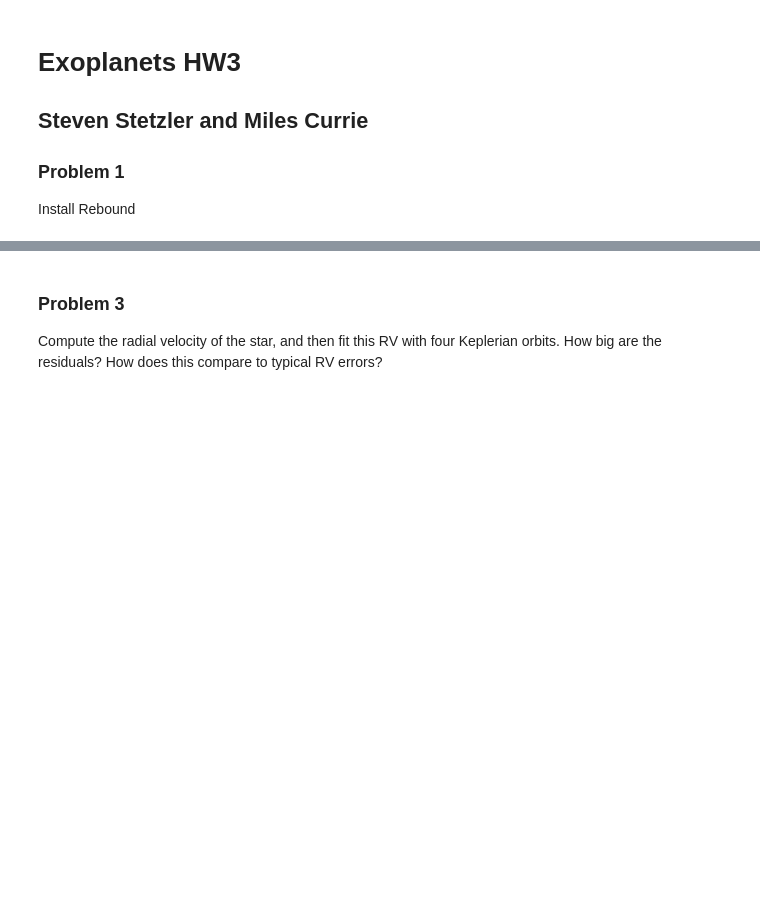
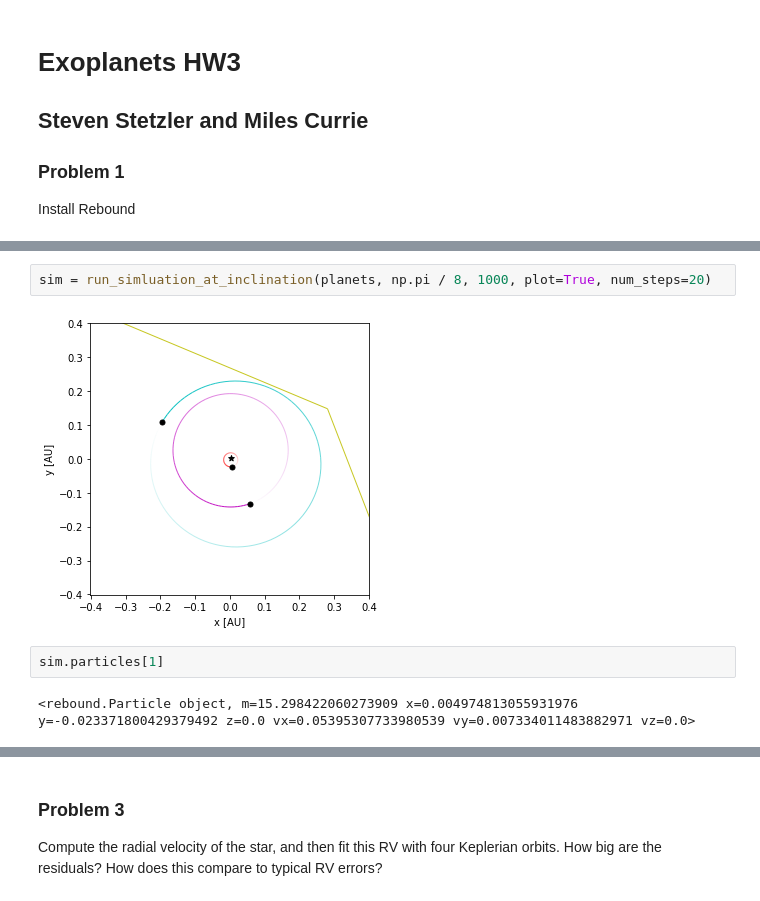
Before and after one commit to curriem/exoplanets_class, a Jupyter notebook: hw3/exoplanets_hw3.ipynb, the cells around one changed output, grey strips where cells are left out. Saved outputs shown, nothing was run; the diff lists cells and outputs as text; blank space fills up the shorter version.

```diff
--- a/hw3/exoplanets_hw3.ipynb
+++ b/hw3/exoplanets_hw3.ipynb
@@ -75,0 +201,8 @@ for i in range(10):
+# %%
+sim = run_simluation_at_inclination(planets, np.pi / 8, 1000, plot=True, num_steps=20)
+# %% [output]
+[figure, added]
+# %%
+sim.particles[1]
+# %% [output]
+<rebound.Particle object, m=15.298422060273909 x=0.004974813055931976 y=-0.023371800429379492 z=0.0 vx=0.05395307733980539 vy=0.007334011483882971 vz=0.0>
```
Also changed, not shown: parts of 19 cells of this notebook.
